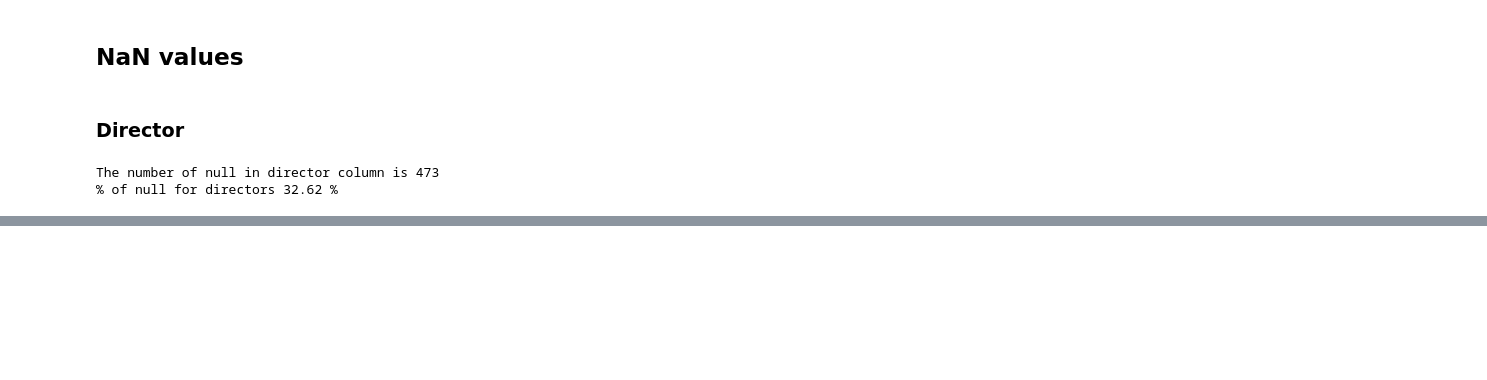
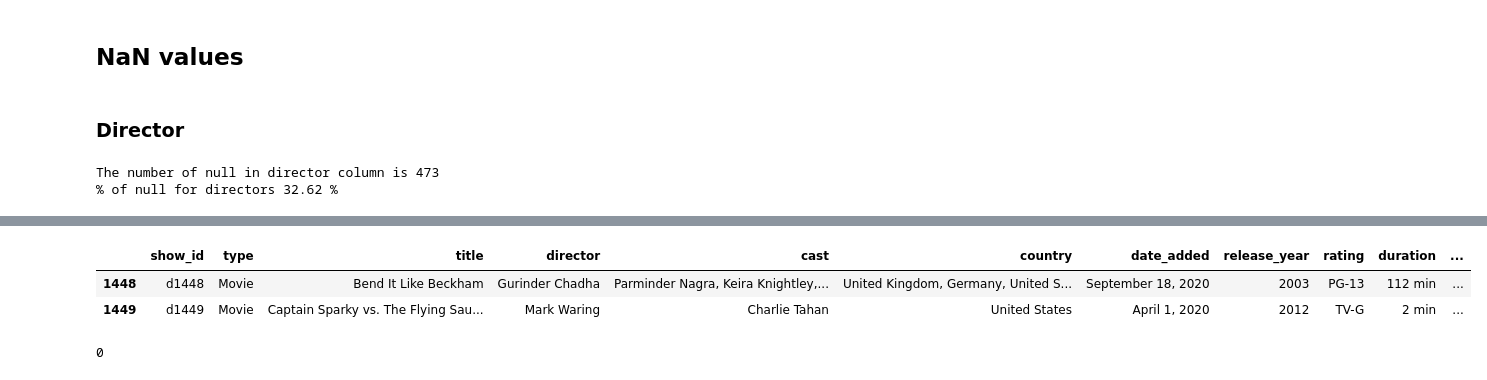
Before and after one commit to NQuiros12/rockingdata, a Jupyter notebook: code/main.ipynb, the cells around one changed output, grey strips where cells are left out. Drawn from its saved outputs; the diff is of its cells as text; code cells hidden in the pictures; blank space fills up the shorter version.

```diff
--- a/code/main.ipynb
+++ b/code/main.ipynb
@@ -86,11 +40,0 @@ Split the column of duration in duration and duration units
-# %%
-# Split a string column
-disney_pl[["duration", "duration_units"]
-          ] = disney_pl.duration.str.split(" ", expand=True)
-disney_pl["duration_units"] = disney_pl.duration_units.str.lower()
-disney_pl["duration"] = disney_pl.duration.astype("int64")
-disney_pl = disney_pl.reindex(columns=['show_id', 'type', 'title',
-                                       'director', 'cast', 'country',
-                                       'date_added','release_year', 'rating',
-                                       'duration', 'duration_units', 'listed_in',
-                                       'description','platform'])
@@ -149,4 +52,0 @@ One approach is to replace the NaN for anonymous director. For grouping them.
-# %%
-#Replace the value of NaN with a "anonymous" value, this group the null values.
-disney_pl[disney_pl.director.isnull()] = "anonymous_dir"
-disney_pl.director.value_counts()
@@ -185,0 +79,13 @@ disney_pl[disney_pl.date_added.isnull() | disney_pl.rating.isnull()].shape[0]
+# %%
+disney_pl["show_id"] = "d"+disney_pl.index.astype(str)
+disney_pl.tail(2)
+# %% [output]
+|  | show_id | type | title | director | cast | country | date_added | release_year | rating | duration | ... |
+| 1448 | d1448 | Movie | Bend It Like Beckham | Gurinder Chadha | Parminder Nagra, Keira Knightley,... | United Kingdom, Germany, United S... | September 18, 2020 | 2003 | PG-13 | 112 min | ... |
+| 1449 | d1449 | Movie | Captain Sparky vs. The Flying Sau... | Mark Waring | Charlie Tahan | United States | April 1, 2020 | 2012 | TV-G | 2 min | ... |
+# %%
+indexNull = disney_pl[disney_pl.type.isnull()].index
+disney_pl.drop(indexNull,inplace=True)
+disney_pl.type.isnull().sum()
+# %% [output]
+0
```
Also changed, not shown: parts of 72 cells of this notebook, 2 other files.
